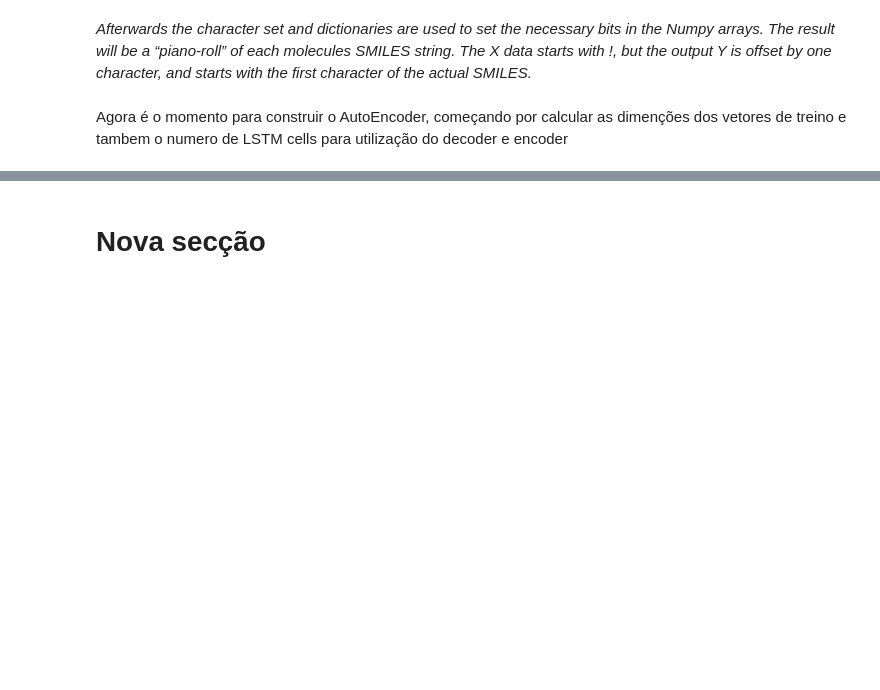
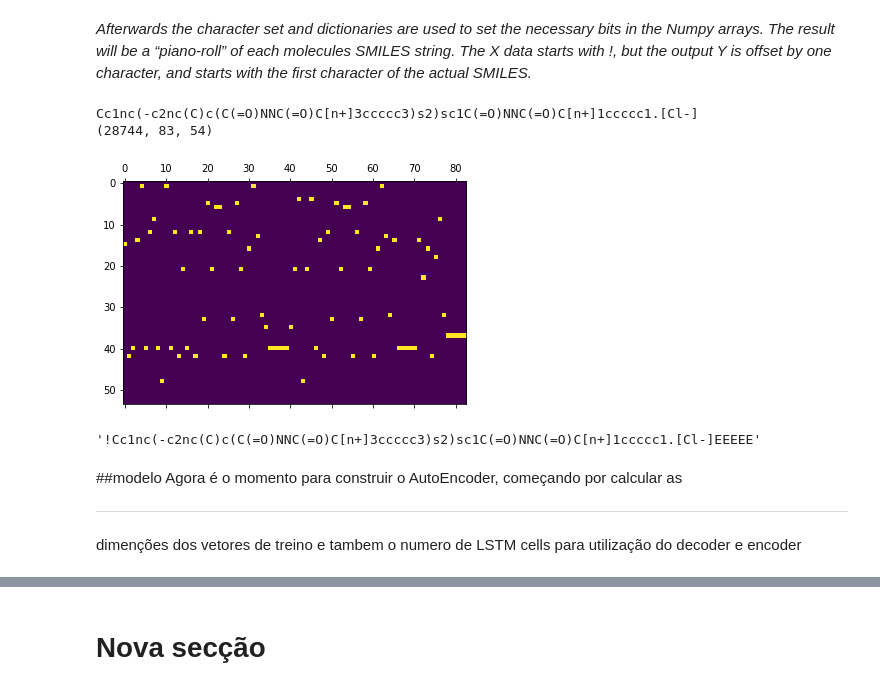
Before and after one commit to BioSystemsUM/DeepMol, a Jupyter notebook: src/Seq2Seq_Tests/Seq2Seq.ipynb, the cells around one changed output, grey strips where cells are left out. Saved outputs shown, nothing was run; the diff lists cells and outputs as text; code cells hidden in the pictures; blank space fills up the shorter version.

```diff
--- a/src/Seq2Seq_Tests/Seq2Seq.ipynb
+++ b/src/Seq2Seq_Tests/Seq2Seq.ipynb
@@ -116,24 +141,35 @@ NameError: ignored
 # %%
 def vectorize(smiles):
         one_hot =  np.zeros((smiles.shape[0], embed , len(charset)),dtype=np.int8)
         for i,smile in enumerate(smiles):
             #encode the startchar
             one_hot[i,0,char_to_int["!"]] = 1
             #encode the rest of the chars
             for j,c in enumerate(smile):
                 one_hot[i,j+1,char_to_int[c]] = 1
             #Encode endchar
             one_hot[i,len(smile)+1:,char_to_int["E"]] = 1
         #Return two, one for input and the other for output
         return one_hot[:,0:-1,:], one_hot[:,1:,:]
 
 X_train, Y_train = vectorize(smiles_train.values)
 X_test,Y_test = vectorize(smiles_test.values)
-print(smiles_train.iloc[0])
-plt.matshow(X_train[0].T)
+print(smiles_train.iloc[1])
+plt.matshow(X_train[1].T)
 print(X_train.shape)
+# %% [output]
+Cc1nc(-c2nc(C)c(C(=O)NNC(=O)C[n+]3ccccc3)s2)sc1C(=O)NNC(=O)C[n+]1ccccc1.[Cl-]
+(28744, 83, 54)
+[figure, added]
 # %%
 #The int_to_char dictionary can be used to go from vectorized form back to a readable string, here with a joined list comprehension.
-"".join([int_to_char[idx] for idx in np.argmax(X_train[0,:,:], axis=1)])
+"".join([int_to_char[idx] for idx in np.argmax(X_train[1,:,:], axis=1)])
+# %% [output]
+'!Cc1nc(-c2nc(C)c(C(=O)NNC(=O)C[n+]3ccccc3)s2)sc1C(=O)NNC(=O)C[n+]1ccccc1.[Cl-]EEEEE'
 # %% [markdown]
-Agora é o momento para construir o AutoEncoder, começando por calcular as dimenções dos vetores de treino e tambem o numero de LSTM cells para utilização do decoder e encoder
+##modelo
+Agora é o momento para construir o AutoEncoder, começando por calcular as
+
+---
+
+dimenções dos vetores de treino e tambem o numero de LSTM cells para utilização do decoder e encoder
```
Also changed, not shown: parts of 25 cells of this notebook.
